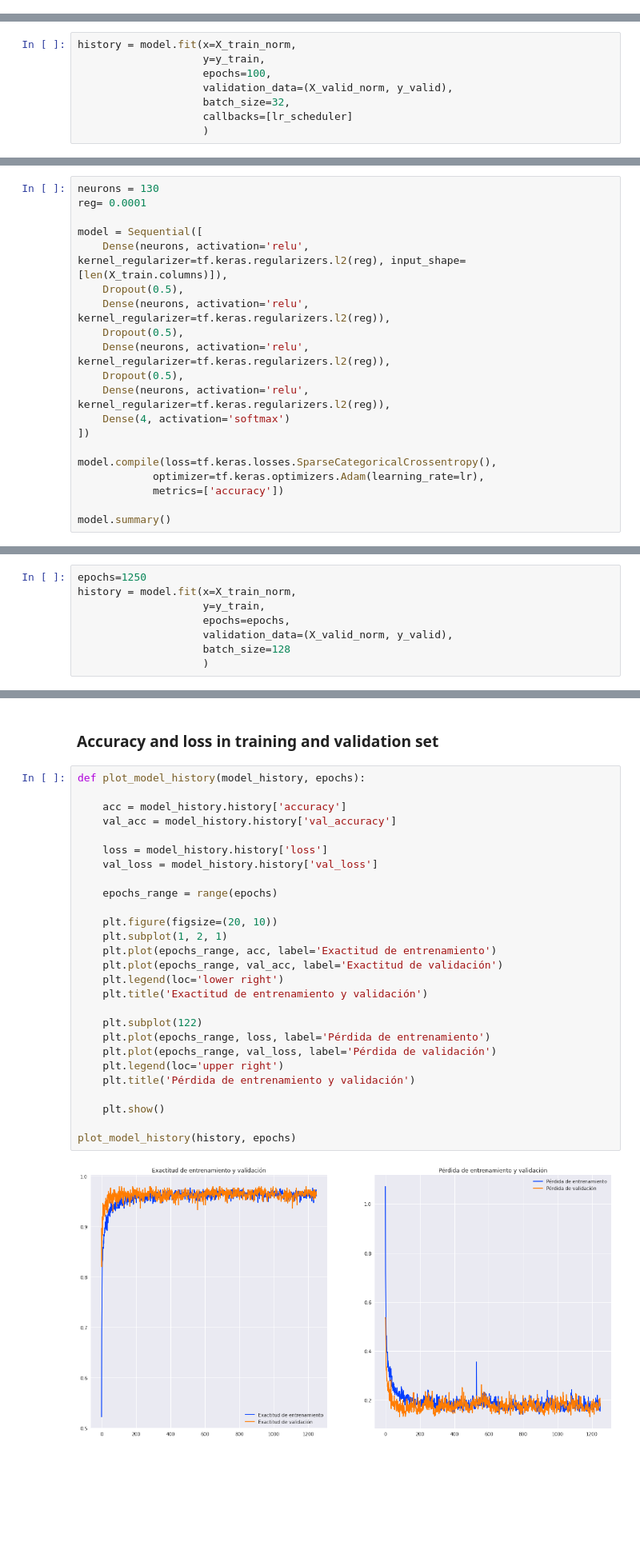
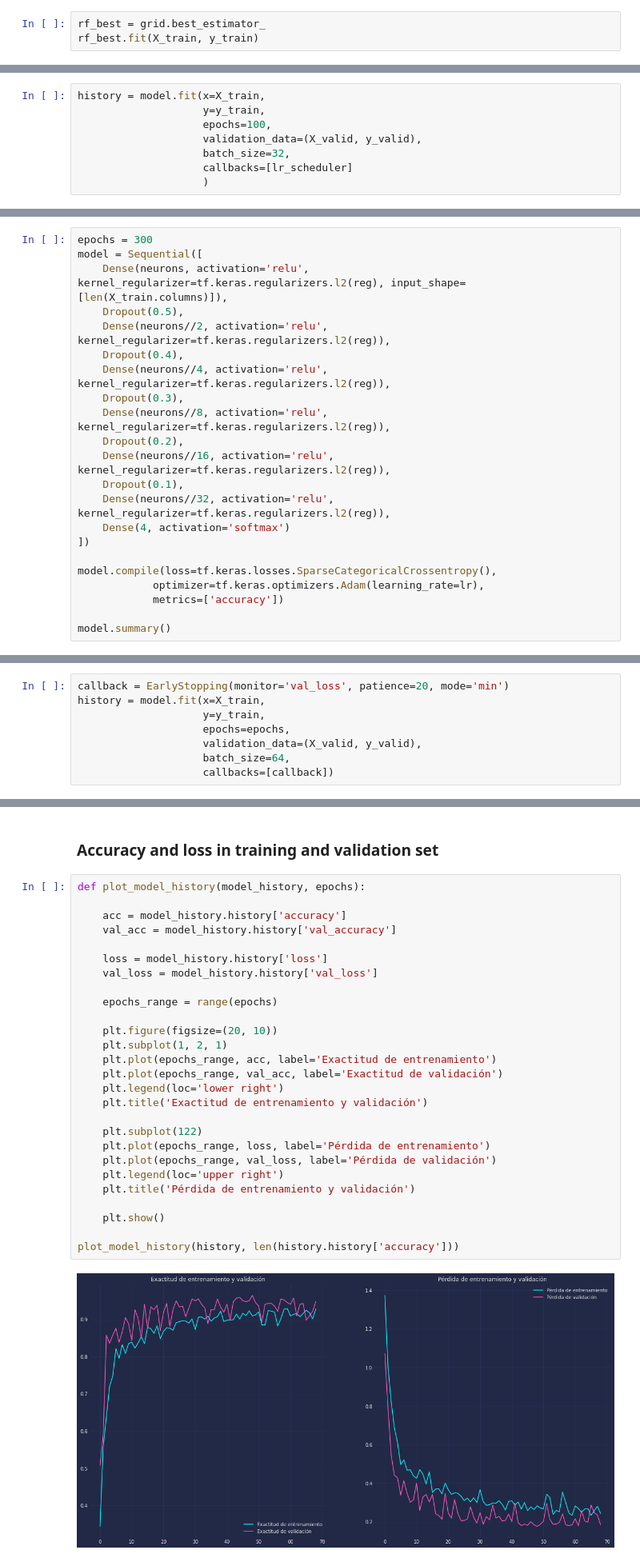
Before and after one commit to aletbm/Mobile_Price_Classification_with_SciKitLearn_-_Tensorflow, a Jupyter notebook: mobile-price-classification-with-sklearn-tf.ipynb, the cells around one changed output, grey strips where cells are left out. Shown at 80% size. Cells and saved outputs as stored; diff of their text form; blank space fills up the shorter version.

```diff
--- a/mobile-price-classification-with-sklearn-tf.ipynb
+++ b/mobile-price-classification-with-sklearn-tf.ipynb
@@ -457,0 +613,3 @@ Accuracy: 0.9466666666666667
+# %%
+rf_best = grid.best_estimator_
+rf_best.fit(X_train, y_train)
@@ -501,8 +683,8 @@ _________________________________________________________________
 # %%
-history = model.fit(x=X_train_norm,
+history = model.fit(x=X_train,
                     y=y_train,
                     epochs=100,
-                    validation_data=(X_valid_norm, y_valid),
+                    validation_data=(X_valid, y_valid),
                     batch_size=32,
                     callbacks=[lr_scheduler]
                     )
@@ -544,17 +725,19 @@ lr
 # %% [markdown]
 ### Training with learning rate tuning
 # %%
-neurons = 130
-reg= 0.0001
-
+epochs = 300
 model = Sequential([
     Dense(neurons, activation='relu', kernel_regularizer=tf.keras.regularizers.l2(reg), input_shape=[len(X_train.columns)]),
     Dropout(0.5),
-    Dense(neurons, activation='relu', kernel_regularizer=tf.keras.regularizers.l2(reg)),
-    Dropout(0.5),
-    Dense(neurons, activation='relu', kernel_regularizer=tf.keras.regularizers.l2(reg)),
-    Dropout(0.5),
-    Dense(neurons, activation='relu', kernel_regularizer=tf.keras.regularizers.l2(reg)),
+    Dense(neurons//2, activation='relu', kernel_regularizer=tf.keras.regularizers.l2(reg)),
+    Dropout(0.4),
+    Dense(neurons//4, activation='relu', kernel_regularizer=tf.keras.regularizers.l2(reg)),
+    Dropout(0.3),
+    Dense(neurons//8, activation='relu', kernel_regularizer=tf.keras.regularizers.l2(reg)),
+    Dropout(0.2),
+    Dense(neurons//16, activation='relu', kernel_regularizer=tf.keras.regularizers.l2(reg)),
+    Dropout(0.1),
+    Dense(neurons//32, activation='relu', kernel_regularizer=tf.keras.regularizers.l2(reg)),
     Dense(4, activation='softmax')
 ])
 
@@ -582,11 +765,11 @@ Trainable params: 54,084
 Non-trainable params: 0
 _________________________________________________________________
 # %%
-epochs=1250
-history = model.fit(x=X_train_norm,
+callback = EarlyStopping(monitor='val_loss', patience=20, mode='min')
+history = model.fit(x=X_train,
                     y=y_train,
                     epochs=epochs,
-                    validation_data=(X_valid_norm, y_valid),
-                    batch_size=128
-                    )
+                    validation_data=(X_valid, y_valid),
+                    batch_size=64,
+                    callbacks=[callback])
 # %% [output]
@@ -612,29 +795,29 @@ Epoch 1250/1250
 # %%
 def plot_model_history(model_history, epochs):
 
     acc = model_history.history['accuracy']
     val_acc = model_history.history['val_accuracy']
 
     loss = model_history.history['loss']
     val_loss = model_history.history['val_loss']
 
     epochs_range = range(epochs)
 
     plt.figure(figsize=(20, 10))
     plt.subplot(1, 2, 1)
     plt.plot(epochs_range, acc, label='Exactitud de entrenamiento')
     plt.plot(epochs_range, val_acc, label='Exactitud de validación')
     plt.legend(loc='lower right')
     plt.title('Exactitud de entrenamiento y validación')
 
     plt.subplot(122)
     plt.plot(epochs_range, loss, label='Pérdida de entrenamiento')
     plt.plot(epochs_range, val_loss, label='Pérdida de validación')
     plt.legend(loc='upper right')
     plt.title('Pérdida de entrenamiento y validación')
 
     plt.show()
 
-plot_model_history(history, epochs)
+plot_model_history(history, len(history.history['accuracy']))
 # %% [output]
-[figure, old version]
+[figure, new version]
```
Also changed, not shown: parts of 133 cells of this notebook.
